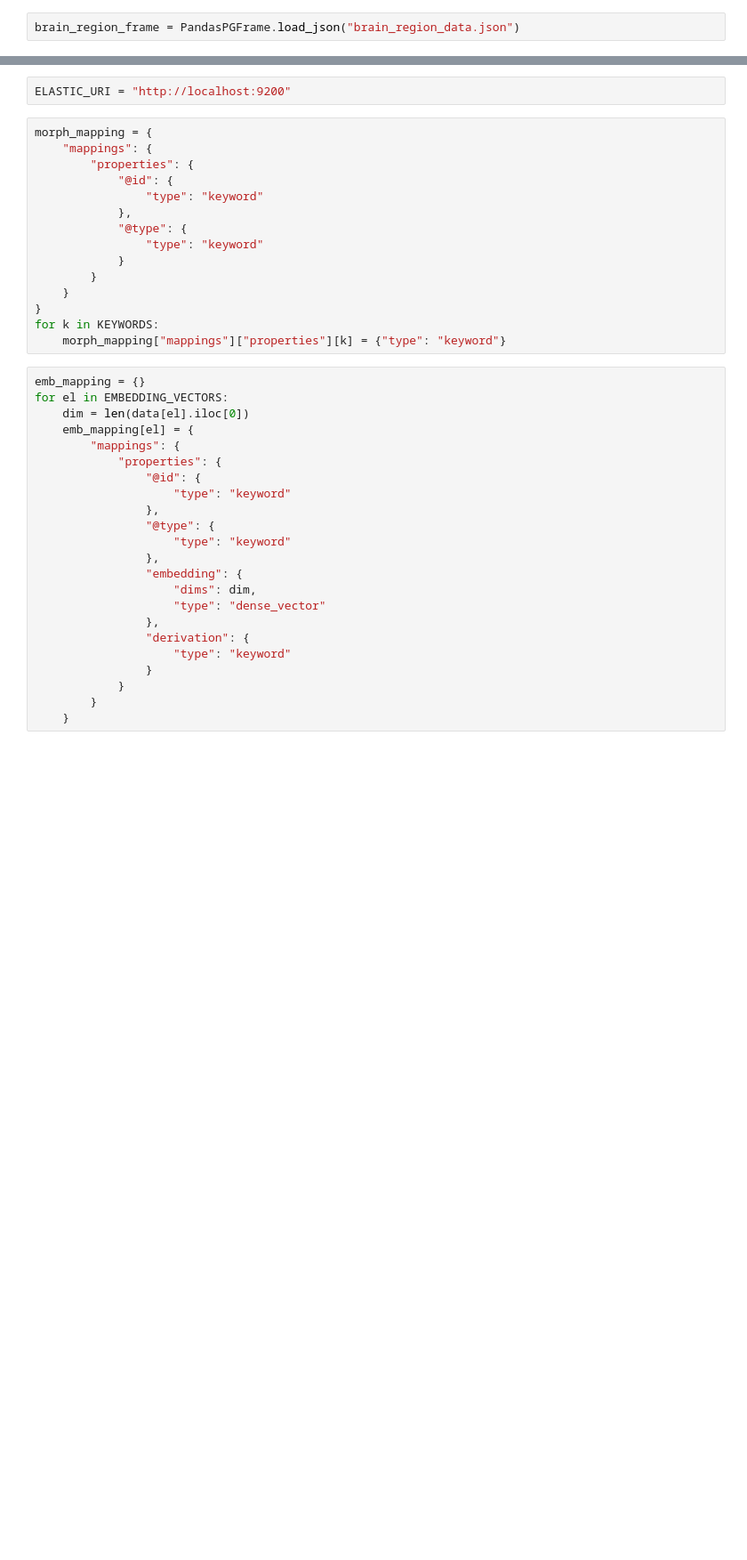
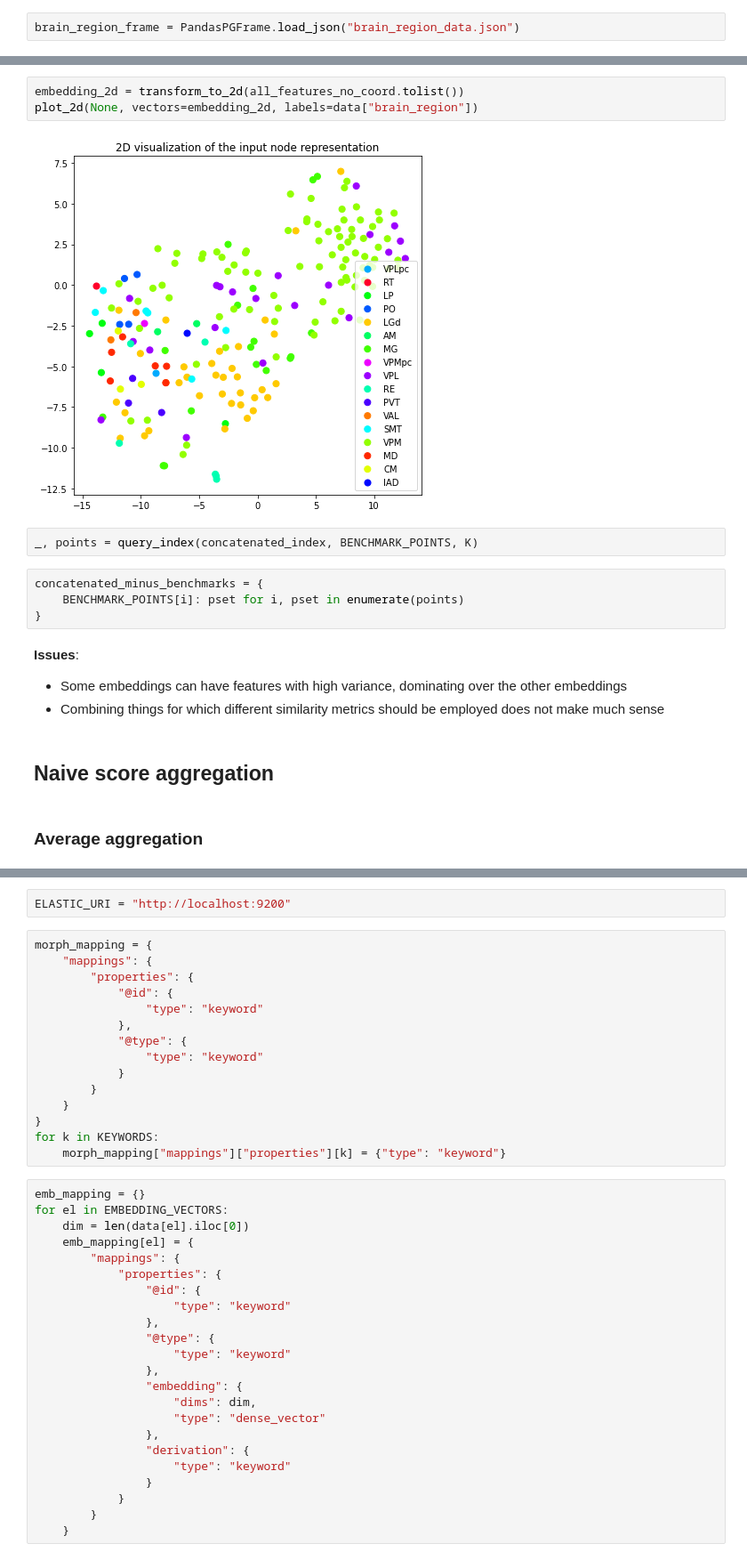
Before and after one commit to BlueBrain/knowledge-graph-inference, a Jupyter notebook: Combined recommendation.ipynb, the cells around one changed output, grey strips where cells are left out. Shown at 89% size. Cells and saved outputs as stored; diff of their text form; blank space fills up the shorter version.

```diff
--- a/Combined recommendation.ipynb
+++ b/Combined recommendation.ipynb
@@ -72,0 +252,20 @@ brain_region_frame._nodes
+# %%
+embedding_2d = transform_to_2d(all_features_no_coord.tolist())
+plot_2d(None, vectors=embedding_2d, labels=data["brain_region"])
+# %% [output]
+[figure, added]
+# %%
+_, points = query_index(concatenated_index, BENCHMARK_POINTS, K)
+# %%
+concatenated_minus_benchmarks = {
+    BENCHMARK_POINTS[i]: pset for i, pset in enumerate(points)
+}
+# %% [markdown]
+__Issues__:
+
+- Some embeddings can have features with high variance, dominating over the other embeddings
+- Combining things for which different similarity metrics should be employed does not make much sense
+# %% [markdown]
+## Naive score aggregation
+# %% [markdown]
+### Average aggregation
```
Also changed, not shown: parts of 86 cells of this notebook.
